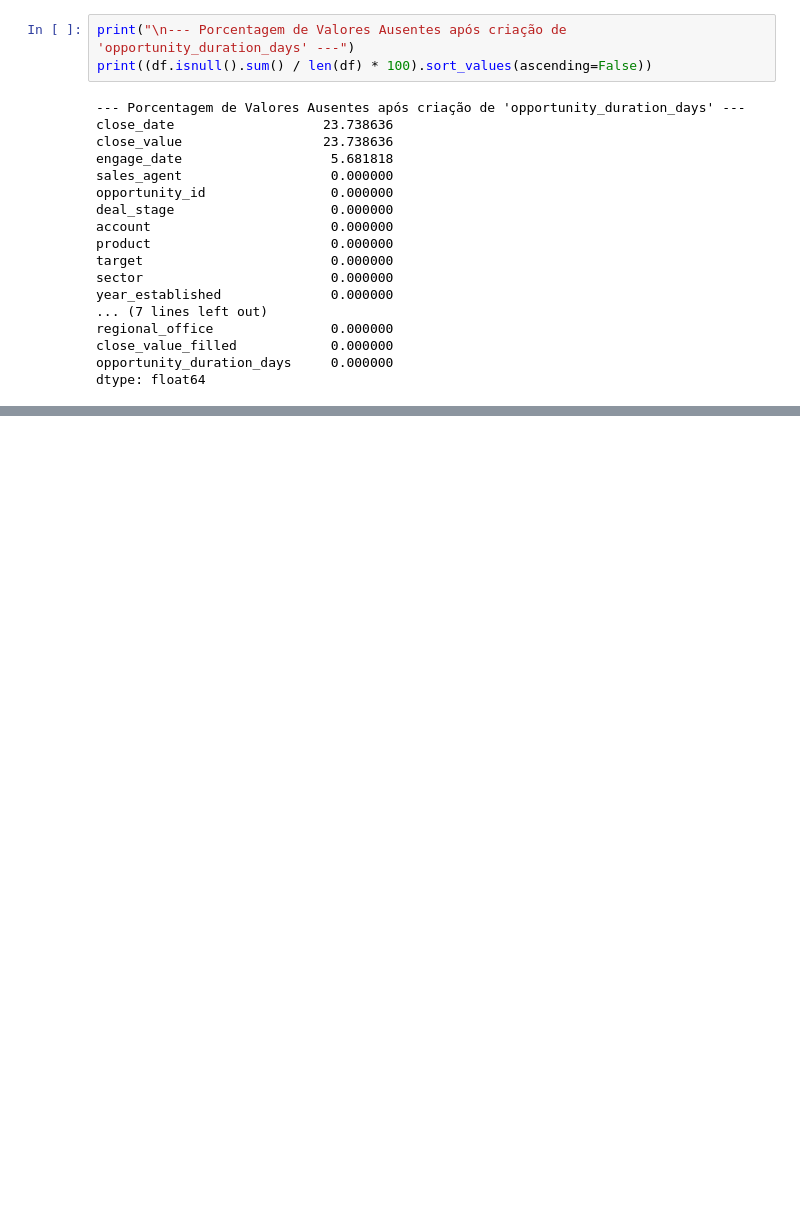
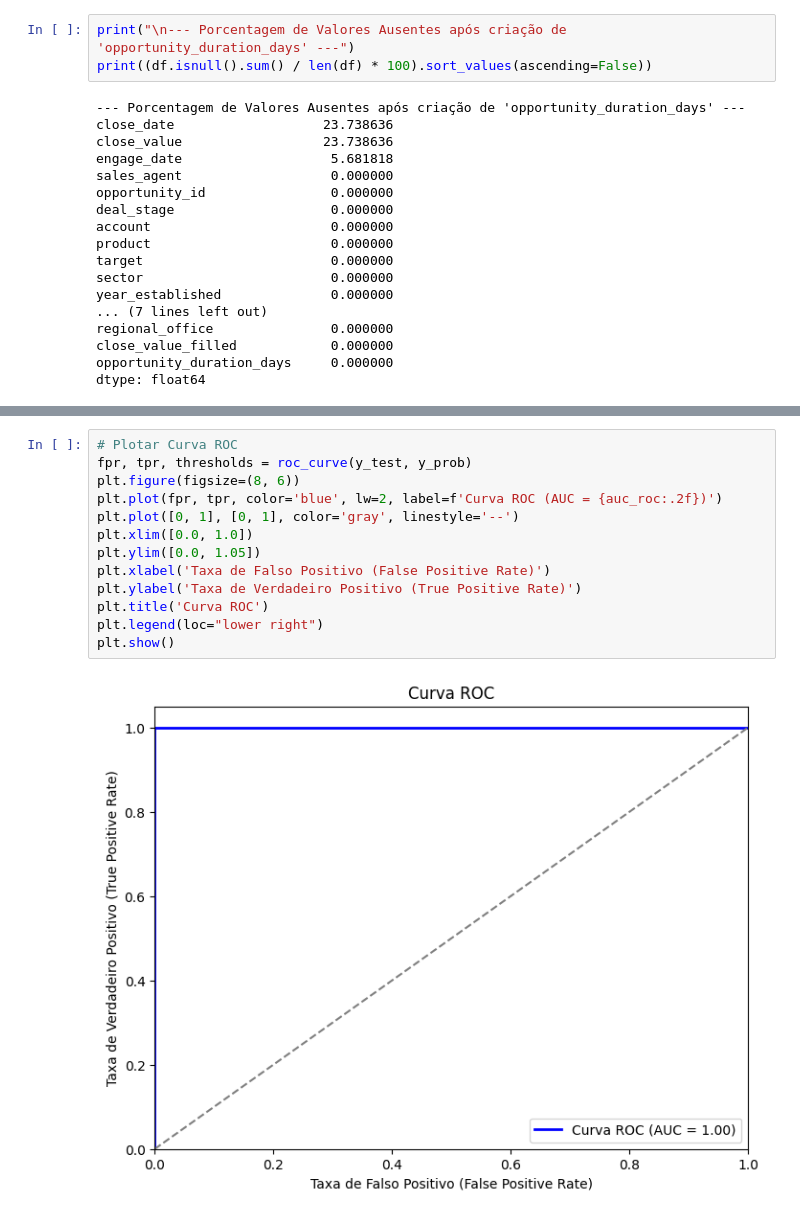
Before and after one commit to muriloWeber/crm_opportunity_loss_prediction, a Jupyter notebook: notebooks/02_data_preparation.ipynb, the cells around one changed output, grey strips where cells are left out. Drawn from its saved outputs; the diff is of its cells as text; blank space fills up the shorter version.

```diff
--- a/notebooks/02_data_preparation.ipynb
+++ b/notebooks/02_data_preparation.ipynb
@@ -215,0 +526,15 @@ dtype: float64
+# %%
+# Plotar Curva ROC
+fpr, tpr, thresholds = roc_curve(y_test, y_prob)
+plt.figure(figsize=(8, 6))
+plt.plot(fpr, tpr, color='blue', lw=2, label=f'Curva ROC (AUC = {auc_roc:.2f})')
+plt.plot([0, 1], [0, 1], color='gray', linestyle='--')
+plt.xlim([0.0, 1.0])
+plt.ylim([0.0, 1.05])
+plt.xlabel('Taxa de Falso Positivo (False Positive Rate)')
+plt.ylabel('Taxa de Verdadeiro Positivo (True Positive Rate)')
+plt.title('Curva ROC')
+plt.legend(loc="lower right")
+plt.show()
+# %% [output]
+[figure, added]
```
Also changed, not shown: parts of 46 cells of this notebook, 1 other file.
